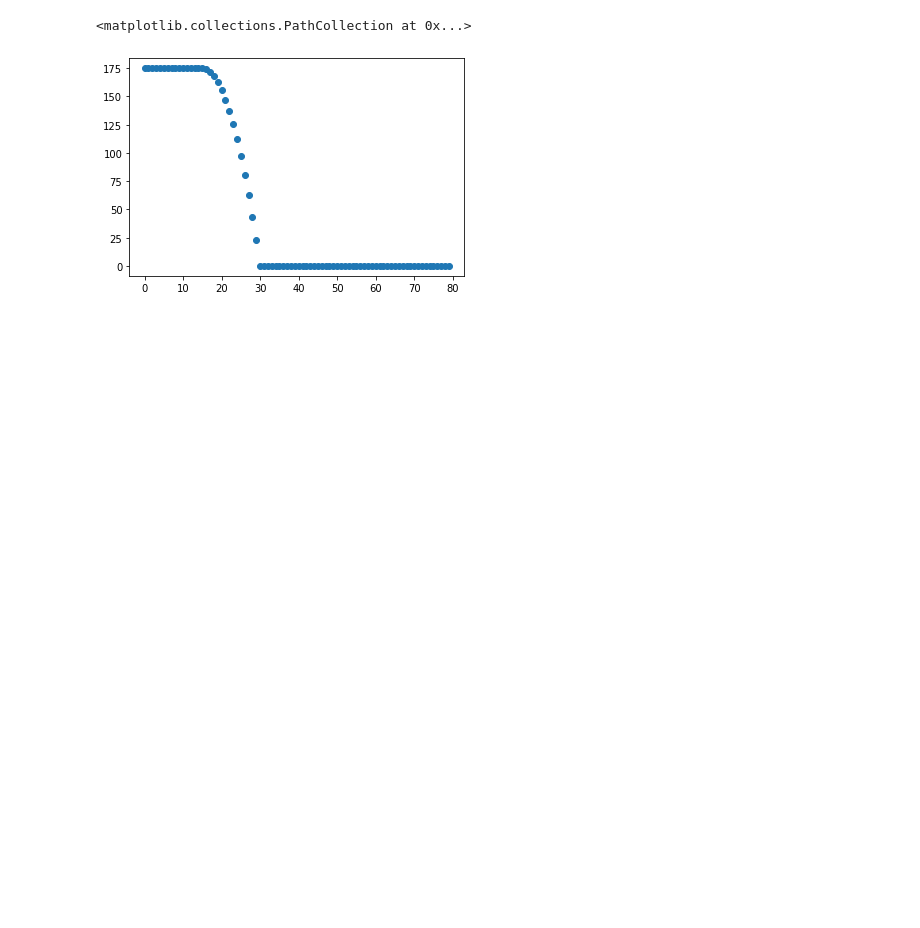
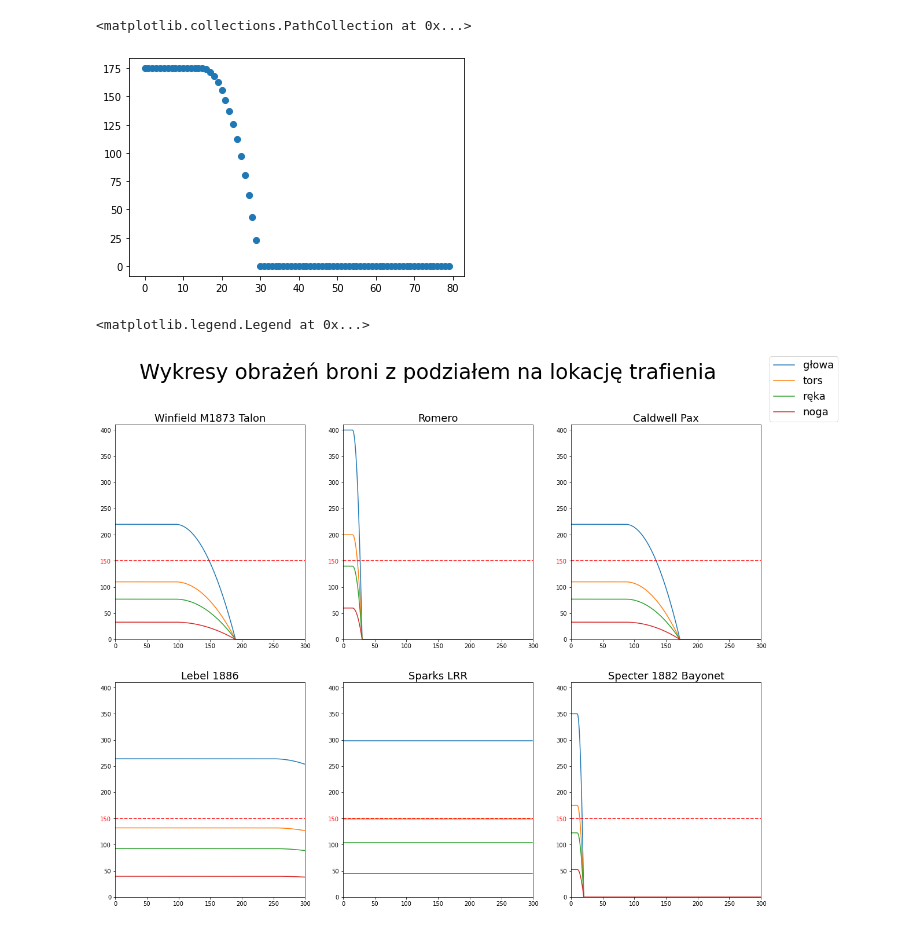
Before and after one commit to MilkSilk/masters_thesis, a Jupyter notebook: game_balance/src/figure_generation.ipynb, the cells around one changed output. Saved outputs shown, nothing was run; the diff lists cells and outputs as text; code cells hidden in the pictures; blank space fills up the shorter version.

Commit message:
Weapon damage plots

```diff
--- a/game_balance/src/figure_generation.ipynb
+++ b/game_balance/src/figure_generation.ipynb
@@ -61,3 +61,57 @@ plt.scatter(range(plot_range), newest_dmgs)
 # %% [output]
 <matplotlib.collections.PathCollection at 0x...>
 [figure]
+# %%
+from environment.weapons import Weapon
+
+winfield_stats=("Winfield M1873 Talon", 110, 95, 150, 16, 20)
+romero_stats=("Romero", 200, 15, 54, 1, 12)
+pax_stats=("Caldwell Pax", 110, 86, 31, 6, 12)
+lebel_stats=("Lebel 1886", 132, 250, 54, 10, 5)
+sparks_stats=("Sparks LRR", 149, 344, 54, 1, 16)
+specter_stats=("Specter 1882 Bayonet", 175, 10, 168, 5, 10)
+
+winfield = Weapon(*winfield_stats)
+romero = Weapon(*romero_stats)
+pax = Weapon(*pax_stats)
+lebel = Weapon(*lebel_stats)
+sparks = Weapon(*sparks_stats)
+specter = Weapon(*specter_stats)
+
+weapons = [((0,0), winfield), ((0,1), romero), ((0,2), pax), ((1,0), lebel), ((1,1), sparks), ((1,2), specter)]
+
+damage_modifiers = {"leg": 0.3, "arm": 0.7, "torso": 1, "head": 2}
+# %%
+figure, axis = plt.subplots(2, 3, figsize=(20, 15))
+figure.suptitle("Wykresy obrażeń broni z podziałem na lokację trafienia", fontsize = 36)
+
+for wep_loc, weapon in weapons:
+    weapon.ammo_loaded = 10_000
+    leg_dmg = []
+    arm_dmg = []
+    torso_dmg = []
+    head_dmg = []
+    plot_range = 300
+    for i in range(plot_range):
+        raw_dmg = weapon.deal_damage(i)
+
+        leg_dmg.append(raw_dmg*0.3)
+        arm_dmg.append(raw_dmg*0.7)
+        torso_dmg.append(raw_dmg)
+        head_dmg.append(raw_dmg*2)
+
+    axis[wep_loc].set_xlim([0, 300])
+    axis[wep_loc].set_ylim([0, 410])
+    axis[wep_loc].get_yticklabels()[3].set_color("red")
+    axis[wep_loc].plot(range(plot_range), head_dmg)
+    axis[wep_loc].plot(range(plot_range), torso_dmg)
+    axis[wep_loc].plot(range(plot_range), arm_dmg)
+    axis[wep_loc].plot(range(plot_range), leg_dmg)
+    axis[wep_loc].plot([0, 300], [150, 150], linestyle="--", color="red")
+    # axis[wep_loc].legend(["leg", "arm", "torso", "head"])
+    axis[wep_loc].set_title(weapon.name, fontsize=18)
+handles, _ = plt.gca().get_legend_handles_labels()
+figure.legend(["głowa", "tors", "ręka", "noga"], prop={'size': 18})
+# %% [output]
+<matplotlib.legend.Legend at 0x...>
+[figure, added]
```
Also changed, not shown: parts of 1 cell of this notebook.
